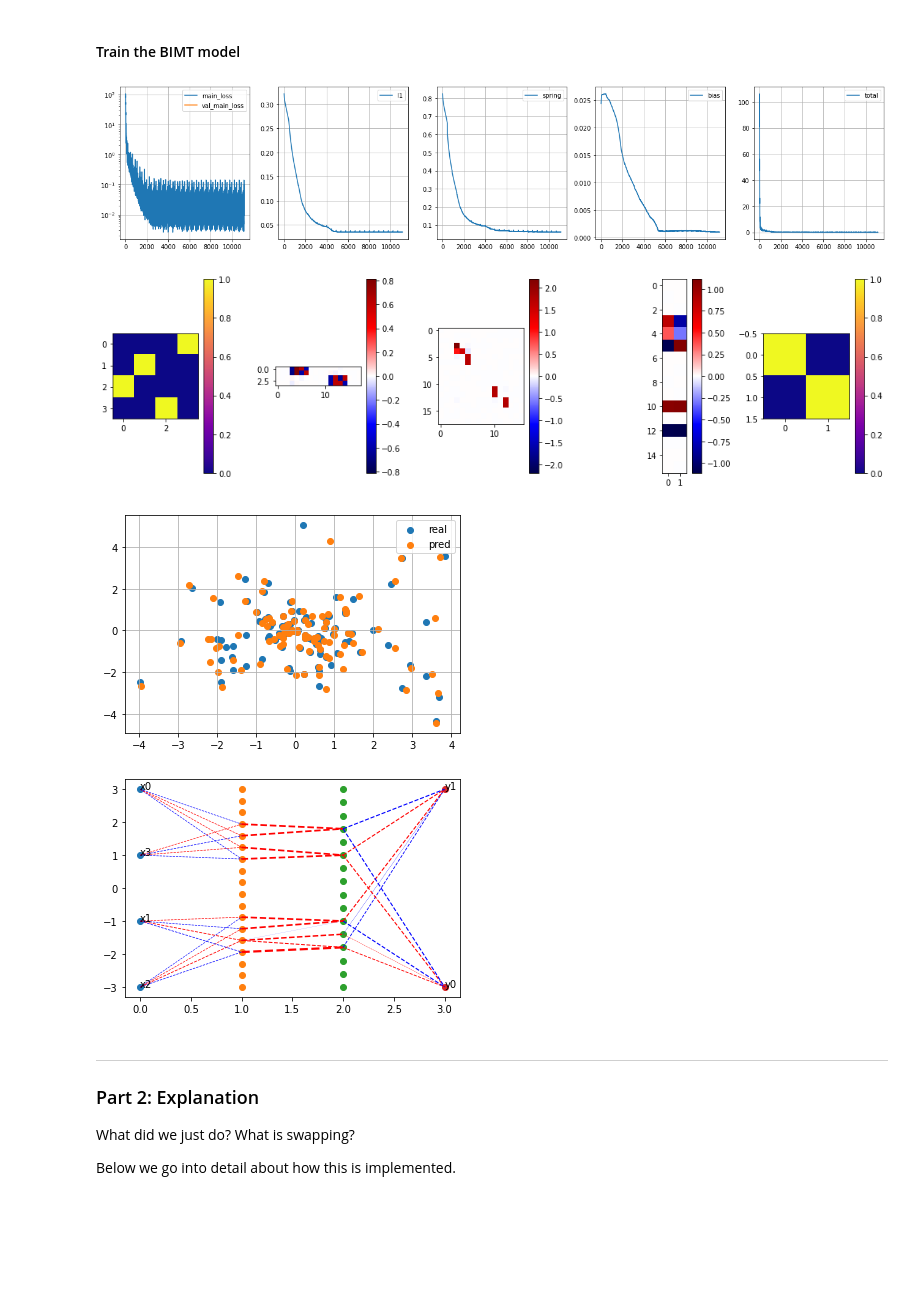
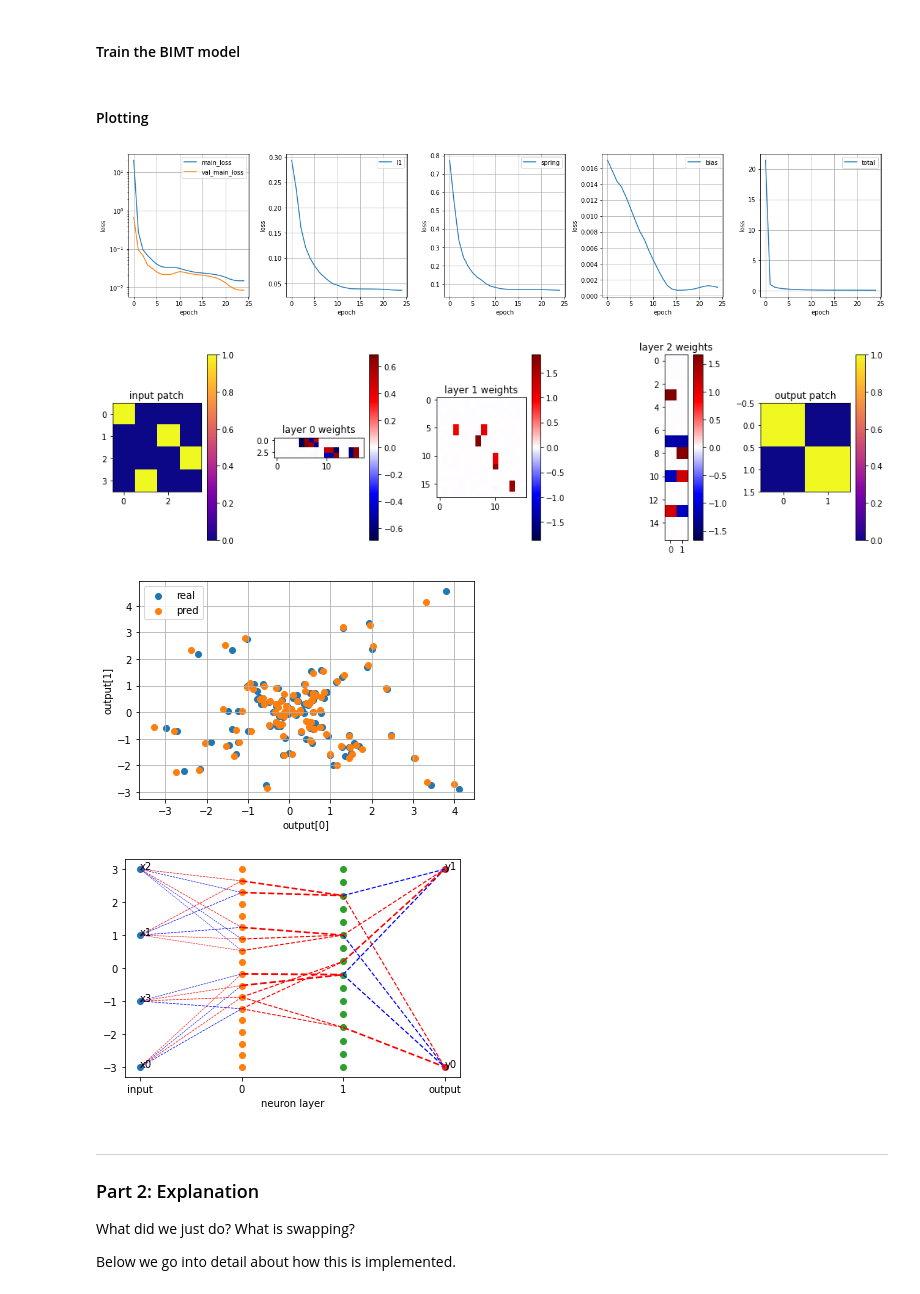
Before and after one commit to finnarchinuk/BIMT, a Jupyter notebook: bimt explained for git.ipynb, the cells around one changed output. Saved outputs shown, nothing was run; the diff lists cells and outputs as text; code cells hidden in the pictures; blank space fills up the shorter version.

```diff
--- a/bimt explained for git.ipynb
+++ b/bimt explained for git.ipynb
@@ -170,14 +74,15 @@ class plotting_module:
 #### BIMT Model
 # %%
 
-class BIMT_model(plotting_module):
+class BIMT_model:
     def __init__(self,
                  hidden_layer_sizes: list,
                  width: Union[list, float],
                  input_size: int,
                  output_size: int,
                  final_activation = tf.keras.activations.softmax,
-                 standard_activation = tf.keras.activations.swish
+                 standard_activation = tf.keras.activations.swish,
+                 loss_function: Union[Callable, str]= 'mse',
                 ):
         self.activations = [standard_activation] * (len(hidden_layer_sizes)) + [final_activation] # << this needs to be made dynamic
         self.input_size  = input_size
@@ -196,6 +101,10 @@ class BIMT_model(plotting_module):
         self._place_neurons()  # places neurons
         self._find_distances() # calculate distance matrixces of connections
         self.loss_log = {'main_loss':[], 'l1':[], 'spring':[], 'bias':[], 'total':[], 'val_main_loss':[]}
+
+        if type(loss_function) != str: self.loss_function = loss_function
+        elif loss_function == 'mse': self.loss_function = tf.keras.losses.mean_squared_error
+        elif loss_function == 'bce': self.loss_function = tf.keras.losses.binary_crossentropy
 
     @property
     def trainable_weights(self):
@@ -270,7 +179,7 @@ class BIMT_model(plotting_module):
         temp_loss_log = {}
         with tf.GradientTape() as tape:
             # prediction cost
-            pred_cost = tf.reduce_mean(tf.keras.losses.mse(batch_out, self.predict(batch_in)))
+            pred_cost = tf.reduce_mean(self.loss_function(batch_out, self.predict(batch_in)))
 
             # l1 cost
             l1_cost = tf.reduce_sum(tf.math.abs(self.model[0][0]))
@@ -326,13 +235,23 @@ class BIMT_model(plotting_module):
             train_loop_fn = tf.function(self.train_step)
 
             # loop through training
+            temp_losses = {'main_loss':[], 'l1':[], 'spring':[], 'bias':[], 'total':[], 'val_main_loss':[]}
             for batch_in, batch_out in zip(training_data_input, training_data_output):
                 training_logs = train_loop_fn(batch_in, batch_out, l1_coeff, reg_coeff)
                 for key in training_logs.keys():
-                    self.loss_log[key].append(training_logs[key])
+                    temp_losses[key].append(training_logs[key])
 
             # swap the top neurons
             self.perform_swap(top_k)
+
+            for batch_in, batch_out in zip(val_input, val_output):
+                val_loss = tf.reduce_mean(self.loss_function(batch_out, self.predict(batch_in)))
+                temp_losses['val_main_loss'].append(val_loss)
+
+            # append epoch-level losses
+            for key in temp_losses.keys():
+                self.loss_log[key].append(tf.reduce_mean(temp_losses[key]))
+
 
     def perform_swap(self, top_k = 5):
         '''
@@ -453,7 +372,9 @@ my_model_new = BIMT_model(input_size = 4,
                           output_size = 2,
                           hidden_layer_sizes = [18,16],
                           final_activation = tf.keras.activations.linear,
-                          width = 3)
+                          width = 3,
+                          loss_function = 'mse'
+                         )
 # %%
 
 my_model_new.train(n_epochs = 25,
@@ -462,3 +383,5 @@ my_model_new.train(n_epochs = 25,
                    val_input = train_data_in_val,
                    val_output = train_data_out_val,
                    learning_rate = 1e-2)
+# %% [markdown]
+#### Plotting
@@ -465,17 +489,19 @@ my_model_new.train(n_epochs = 25,
 # %%
 ''' plot losses '''
-my_model_new.plot_lr_curves()
-my_model_new.plot_weights(threshold=0.05)
+my_plotting_module = plotting_module(bimt_model = my_model_new)
+
+my_plotting_module.plot_lr_curves()
+my_plotting_module.plot_weights(threshold=0.05)
 
 i,o = gen_samples(100)
 i = tf.cast(i, dtype=tf.float32)
-my_model_new.vis_evaluate(i,o)
-my_model_new.plot_connections()
+my_plotting_module.vis_evaluate(i,o)
+my_plotting_module.plot_connections()
 # %% [output]
-[figure, old version]
+[figure, new version]
-[figure, old version]
+[figure, new version]
-[figure, old version]
+[figure, new version]
-[figure, old version]
+[figure, new version]
 # %% [markdown]
 ***
 ### Part 2: Explanation
```
Also changed, not shown: parts of 7 cells of this notebook.
